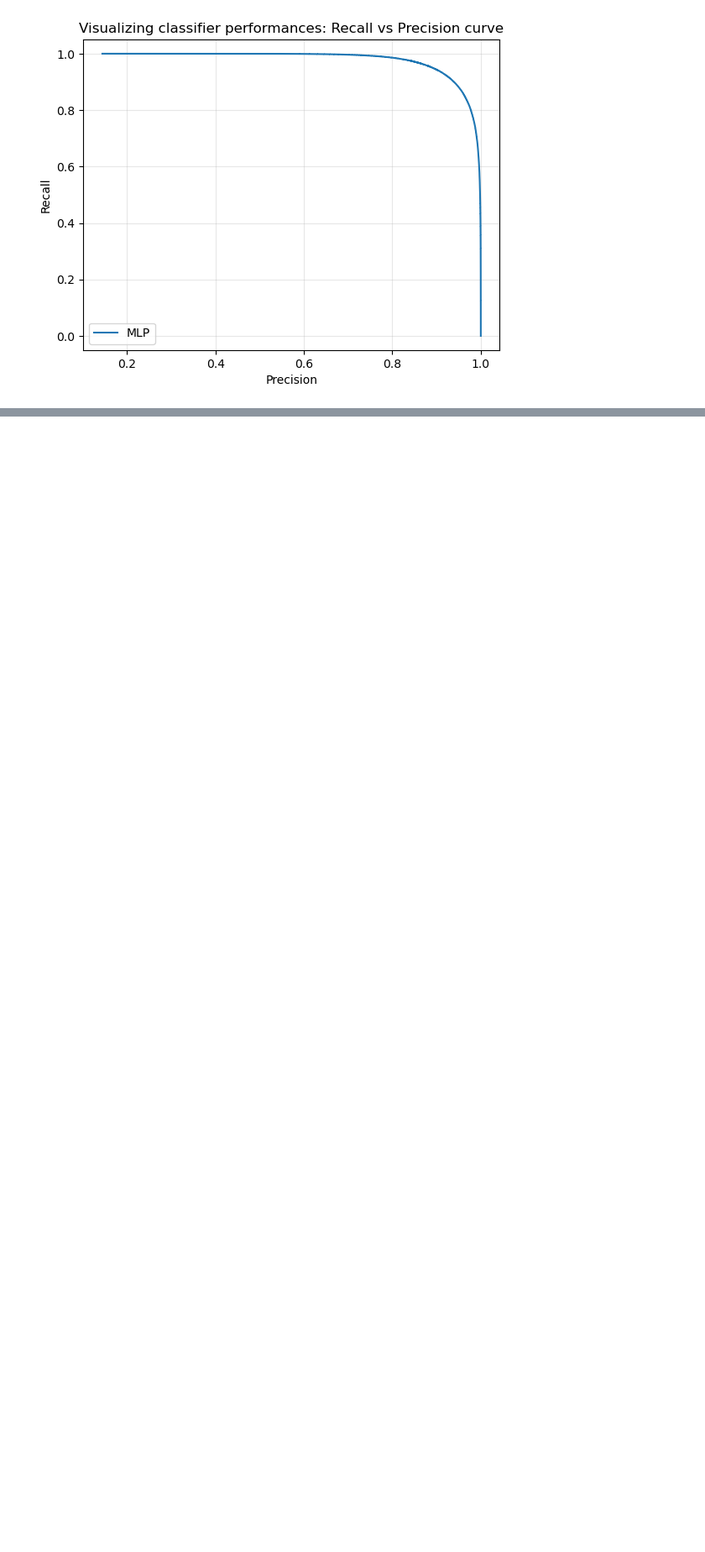
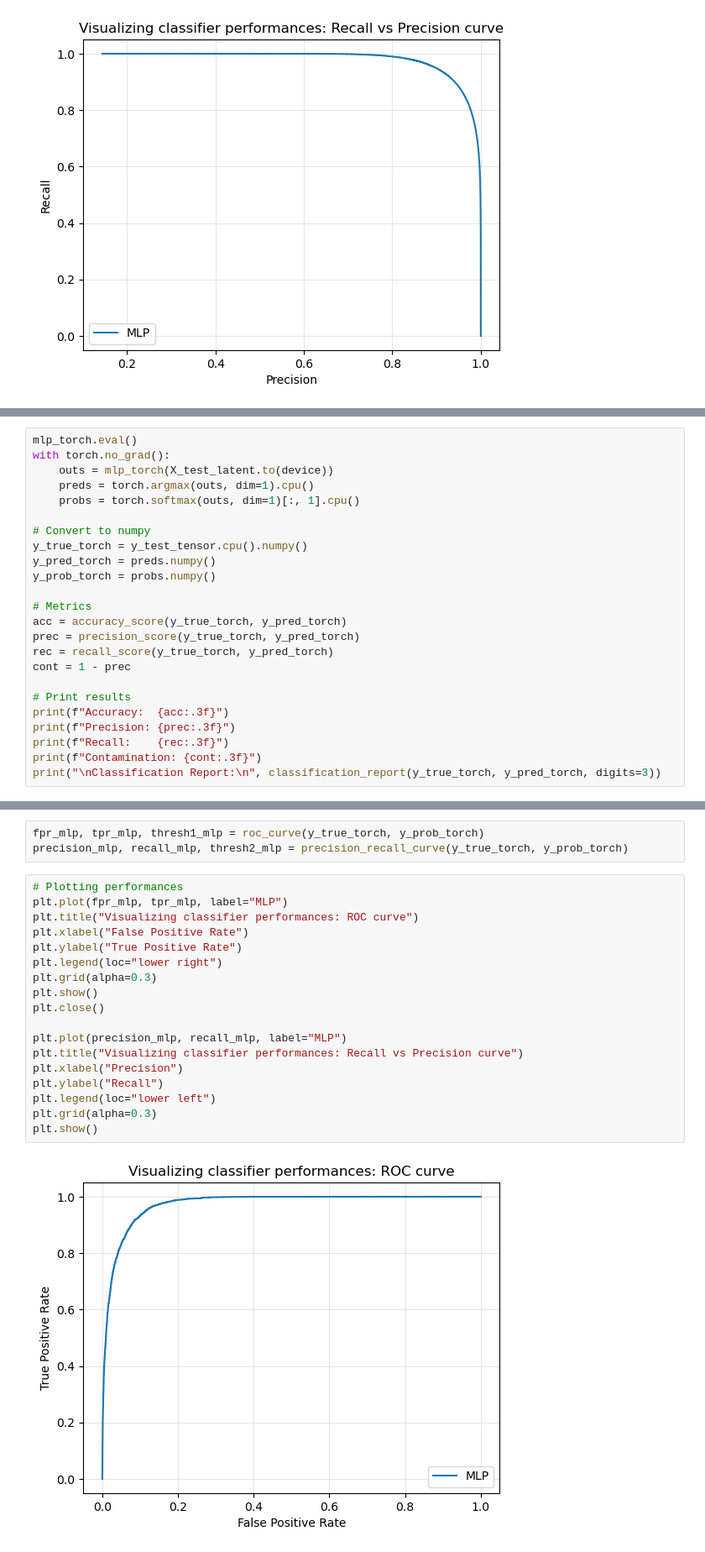
Before and after one commit to EmanuelaMenditto/astrostatistics_bicocca_2025, a Jupyter notebook: working/L22_DeepLearning.ipynb, the cells around one changed output, grey strips where cells are left out. Shown at 84% size. Drawn from its saved outputs; the diff is of its cells as text; blank space fills up the shorter version.

```diff
--- a/working/L22_DeepLearning.ipynb
+++ b/working/L22_DeepLearning.ipynb
@@ -310,0 +495,24 @@ df_report
+# %%
+mlp_torch.eval()
+with torch.no_grad():
+    outs = mlp_torch(X_test_latent.to(device))
+    preds = torch.argmax(outs, dim=1).cpu()
+    probs = torch.softmax(outs, dim=1)[:, 1].cpu()
+
+# Convert to numpy
+y_true_torch = y_test_tensor.cpu().numpy()
+y_pred_torch = preds.numpy()
+y_prob_torch = probs.numpy()
+
+# Metrics
+acc = accuracy_score(y_true_torch, y_pred_torch)
+prec = precision_score(y_true_torch, y_pred_torch)
+rec = recall_score(y_true_torch, y_pred_torch)
+cont = 1 - prec
+
+# Print results
+print(f"Accuracy:  {acc:.3f}")
+print(f"Precision: {prec:.3f}")
+print(f"Recall:    {rec:.3f}")
+print(f"Contamination: {cont:.3f}")
+print("\nClassification Report:\n", classification_report(y_true_torch, y_pred_torch, digits=3))
@@ -310,0 +534,23 @@ df_report
+# %%
+fpr_mlp, tpr_mlp, thresh1_mlp = roc_curve(y_true_torch, y_prob_torch)
+precision_mlp, recall_mlp, thresh2_mlp = precision_recall_curve(y_true_torch, y_prob_torch)
+# %%
+# Plotting performances
+plt.plot(fpr_mlp, tpr_mlp, label="MLP")
+plt.title("Visualizing classifier performances: ROC curve")
+plt.xlabel("False Positive Rate")
+plt.ylabel("True Positive Rate")
+plt.legend(loc="lower right")
+plt.grid(alpha=0.3)
+plt.show()
+plt.close()
+
+plt.plot(precision_mlp, recall_mlp, label="MLP")
+plt.title("Visualizing classifier performances: Recall vs Precision curve")
+plt.xlabel("Precision")
+plt.ylabel("Recall")
+plt.legend(loc="lower left")
+plt.grid(alpha=0.3)
+plt.show()
+# %% [output]
+[figure, added]
```
Also changed, not shown: parts of 38 cells of this notebook.
